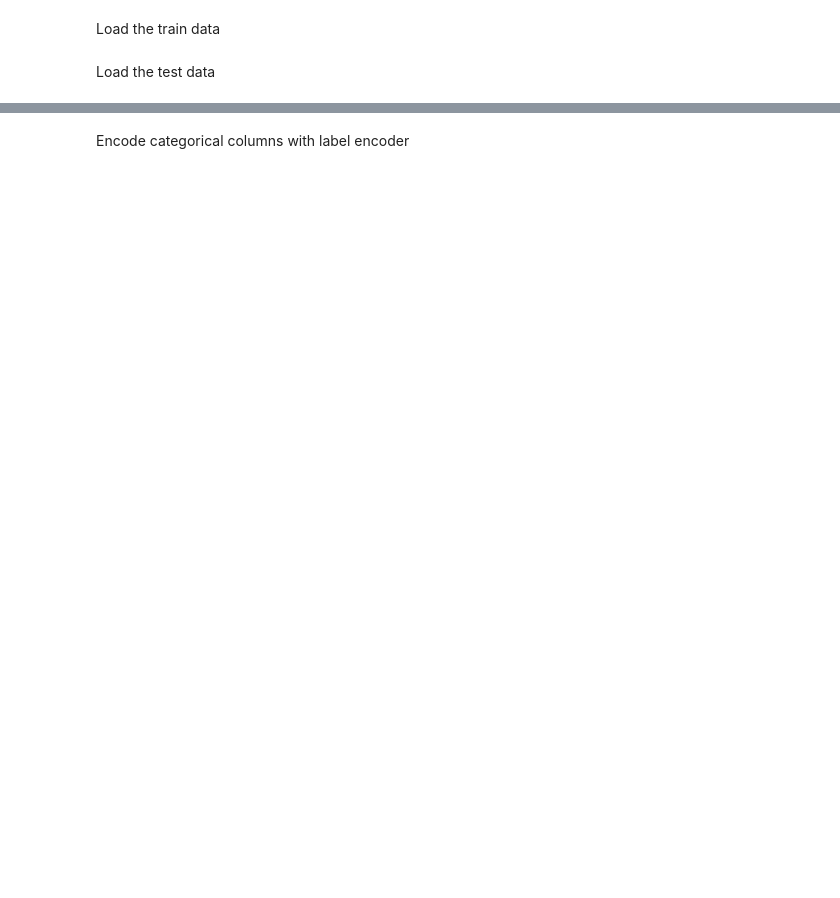
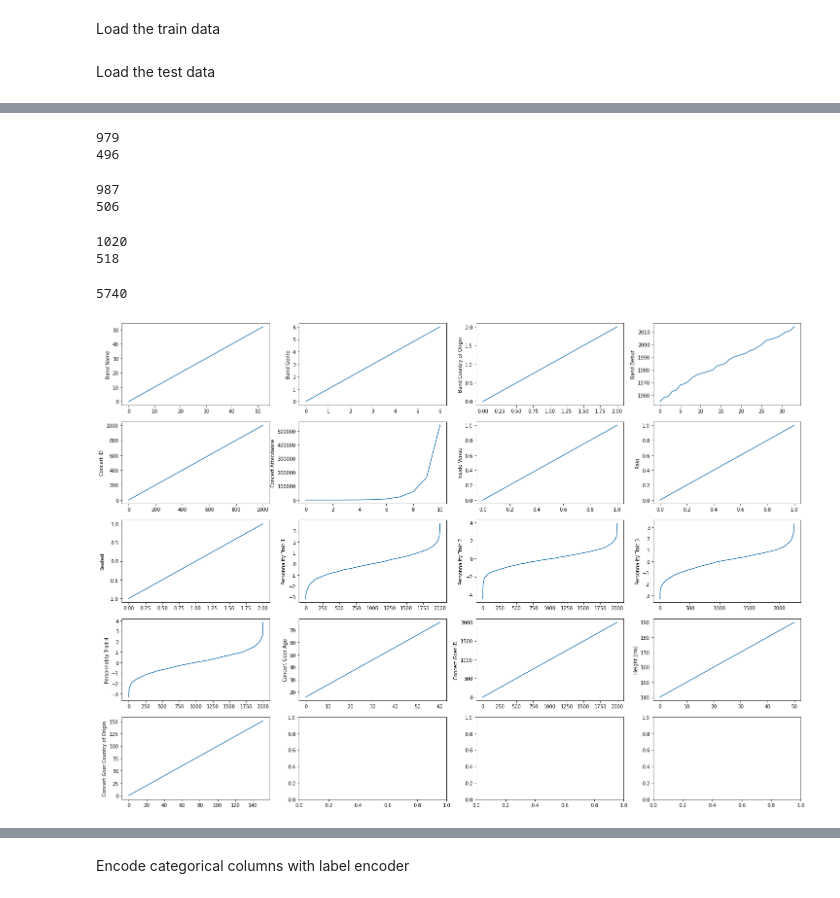
Before and after one commit to LaurePourcel/INF8245E, a Jupyter notebook: competi/ML_project.ipynb, the cells around one changed output, grey strips where cells are left out. Saved outputs shown, nothing was run; the diff lists cells and outputs as text; code cells hidden in the pictures; blank space fills up the shorter version.

```diff
--- a/competi/ML_project.ipynb
+++ b/competi/ML_project.ipynb
@@ -119,0 +241,10 @@ X_train, X_test, y_train, y_test = train_test_split(X_train, y_train, test_size=
+# %%
+liste = new_df['Personnality Trait 2'].unique()
+liste.sort()
+liste = [x for x in liste if str(x) != 'nan']
+indexes = new_df[new_df['Personnality Trait 2'] >= 10]['Personnality Trait 2'].index
+for i in indexes:
+  new_df.at[i, 'Personnality Trait 2'] = liste[(int)(len(liste)/2)]
+liste = new_df['Personnality Trait 2'].unique()
+liste.sort()
+print(liste)
@@ -119,0 +269,16 @@ X_train, X_test, y_train, y_test = train_test_split(X_train, y_train, test_size=
+# %%
+'''for e in new_df['Concert Goer ID'].unique():
+  print(e, new_df[new_df['Concert Goer ID'] == e]['Concert Goer Age'].unique())
+
+'''
+print(new_df['Concert Goer Age'].isna().sum())
+liste_r = list(new_df[new_df['Concert Goer Age'].isna()]['Concert Goer ID'])
+liste_r_index = new_df[new_df['Concert Goer Age'].isna()].index
+for k in range (len(liste_r)):
+    if len(new_df[new_df['Concert ID']==liste_r[k]]['Concert Goer Age'])>0:
+      val = (new_df[new_df['Concert Goer ID']==liste_r[k]]['Concert Goer Age'].value_counts()).index[0]
+      new_df.loc[liste_r_index[k], 'Concert Goer Age'] = val
+print(new_df['Concert Goer Age'].isna().sum())
+# %% [output]
+979
+496
@@ -119,0 +288,12 @@ X_train, X_test, y_train, y_test = train_test_split(X_train, y_train, test_size=
+# %%
+print(new_df['Height (cm)'].isna().sum())
+liste_r = list(new_df[new_df['Height (cm)'].isna()]['Concert Goer ID'])
+liste_r_index = new_df[new_df['Height (cm)'].isna()].index
+for k in range (len(liste_r)):
+    if len(new_df[new_df['Concert ID']==liste_r[k]]['Height (cm)'])>0:
+      val = (new_df[new_df['Concert Goer ID']==liste_r[k]]['Height (cm)'].value_counts()).index[0]
+      new_df.loc[liste_r_index[k], 'Height (cm)'] = val
+print(new_df['Height (cm)'].isna().sum())
+# %% [output]
+987
+506
@@ -119,0 +303,35 @@ X_train, X_test, y_train, y_test = train_test_split(X_train, y_train, test_size=
+# %%
+print(new_df['Concert Goer Country of Origin'].isna().sum())
+liste_r = list(new_df[new_df['Concert Goer Country of Origin'].isna()]['Concert Goer ID'])
+liste_r_index = new_df[new_df['Concert Goer Country of Origin'].isna()].index
+for k in range (len(liste_r)):
+    if len(new_df[new_df['Concert ID']==liste_r[k]]['Concert Goer Country of Origin'])>0:
+      val = (new_df[new_df['Concert Goer ID']==liste_r[k]]['Concert Goer Country of Origin'].value_counts()).index[0]
+      new_df.loc[liste_r_index[k], 'Concert Goer Country of Origin'] = val
+print(new_df['Concert Goer Country of Origin'].isna().sum())
+# %% [output]
+1020
+518
+# %%
+print(new_df.isna().sum().sum())
+# %% [output]
+5740
+# %%
+from matplotlib import pyplot as plt
+import math
+i,j=0,0
+PLOTS_PER_ROW = 4
+fig, axs = plt.subplots(math.ceil(len(new_df.columns)/PLOTS_PER_ROW),PLOTS_PER_ROW, figsize=(25.0, 18.0))
+for column in new_df.columns:
+  liste = new_df[column].unique()
+  liste.sort()
+  indexes = [i for i in range(len(liste))]
+  axs[i][j].plot(liste)
+  axs[i][j].set_ylabel(column)
+  j += 1
+  if j%PLOTS_PER_ROW==0:
+    i+=1
+    j=0
+plt.show()
+# %% [output]
+[figure, added]
```
Also changed, not shown: parts of 99 cells of this notebook.
